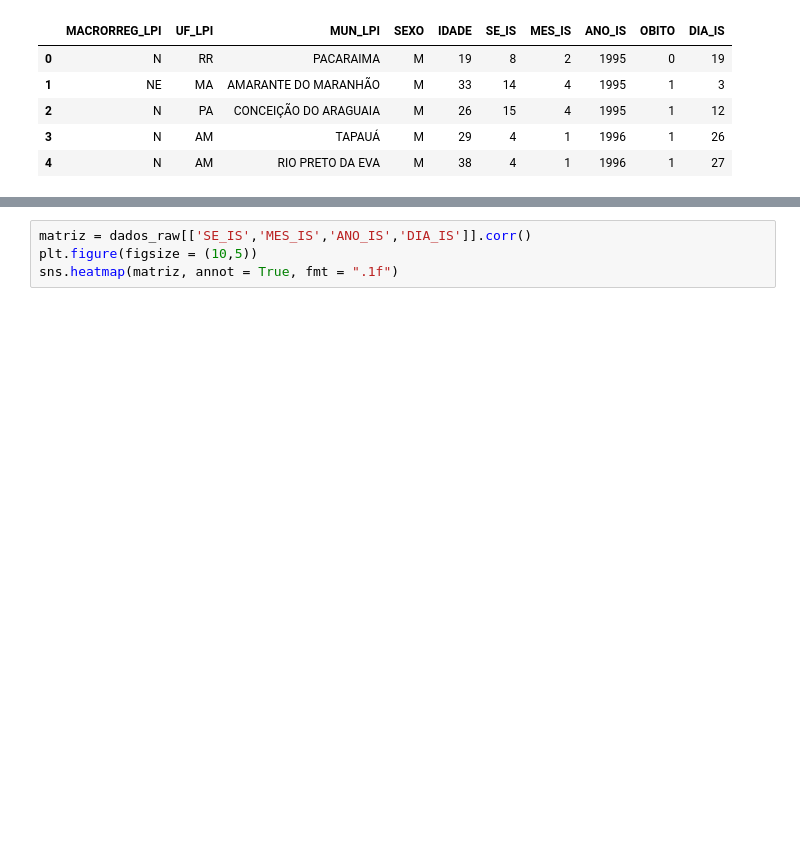
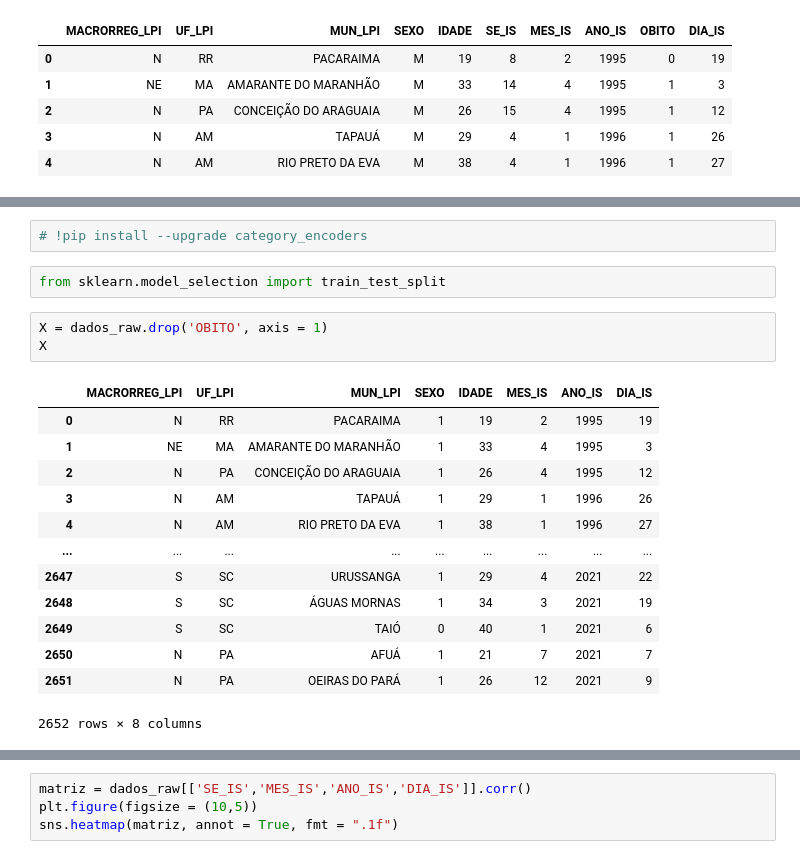
Before and after one commit to Muniz97/Yellow-fever-Febre-Amarela, a Jupyter notebook: 3 - Preprocessing/Yellow_Fever_Preprocessing.ipynb, the cells around one changed output, grey strips where cells are left out. Saved outputs shown, nothing was run; the diff lists cells and outputs as text; blank space fills up the shorter version.

```diff
--- a/3 - Preprocessing/Yellow_Fever_Preprocessing.ipynb
+++ b/3 - Preprocessing/Yellow_Fever_Preprocessing.ipynb
@@ -35 +41,22 @@ dtypes: int64(6), object(4)
 memory usage: 207.3+ KB
+# %%
+# !pip install --upgrade category_encoders
+# %%
+from sklearn.model_selection import train_test_split
+# %%
+X = dados_raw.drop('OBITO', axis = 1)
+X
+# %% [output]
+|  | MACRORREG_LPI | UF_LPI | MUN_LPI | SEXO | IDADE | MES_IS | ANO_IS | DIA_IS |
+| 0 | N | RR | PACARAIMA | 1 | 19 | 2 | 1995 | 19 |
+| 1 | NE | MA | AMARANTE DO MARANHÃO | 1 | 33 | 4 | 1995 | 3 |
+| 2 | N | PA | CONCEIÇÃO DO ARAGUAIA | 1 | 26 | 4 | 1995 | 12 |
+| 3 | N | AM | TAPAUÁ | 1 | 29 | 1 | 1996 | 26 |
+| 4 | N | AM | RIO PRETO DA EVA | 1 | 38 | 1 | 1996 | 27 |
+| ... | ... | ... | ... | ... | ... | ... | ... | ... |
+| 2647 | S | SC | URUSSANGA | 1 | 29 | 4 | 2021 | 22 |
+| 2648 | S | SC | ÁGUAS MORNAS | 1 | 34 | 3 | 2021 | 19 |
+| 2649 | S | SC | TAIÓ | 0 | 40 | 1 | 2021 | 6 |
+| 2650 | N | PA | AFUÁ | 1 | 21 | 7 | 2021 | 7 |
+| 2651 | N | PA | OEIRAS DO PARÁ | 1 | 26 | 12 | 2021 | 9 |
+2652 rows × 8 columns
```
Also changed, not shown: parts of 13 cells of this notebook.
